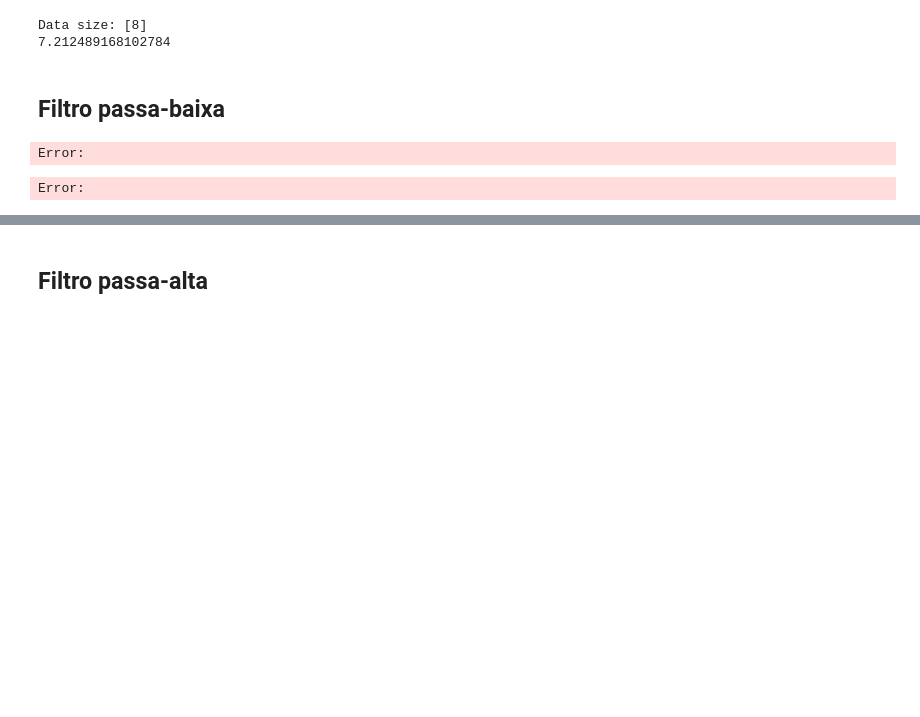
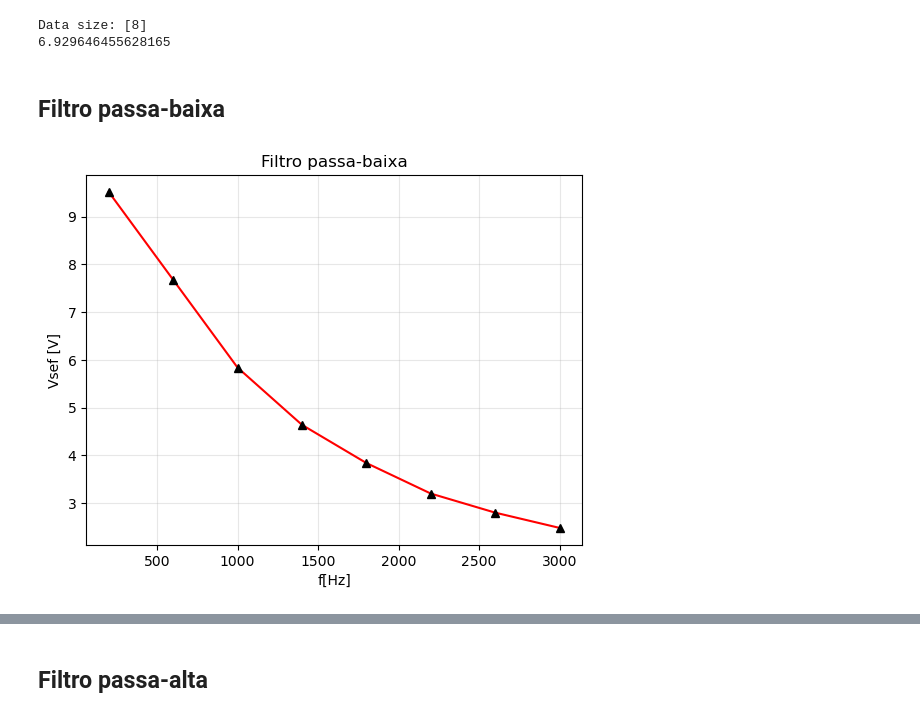
Before and after one commit to felipericobello/fisica4, a Jupyter notebook: exp3/exp3-fis4-rna.ipynb, the cells around one changed output, grey strips where cells are left out. Cells and saved outputs as stored; diff of their text form; code cells hidden in the pictures; blank space fills up the shorter version.

```diff
--- a/exp3/exp3-fis4-rna.ipynb
+++ b/exp3/exp3-fis4-rna.ipynb
@@ -110,6 +125,7 @@ class Data():
         self.f = np.array(f, dtype=float).squeeze()
         self.Vb = np.array(Vb, dtype=float).squeeze()
         self.Va = np.array(Va, dtype=float).squeeze()
+
         self.ft = torch.tensor(f, dtype=torch.float)
         self.Vbt = torch.tensor(Vb, dtype=torch.float)
         self.Vat = torch.tensor(Va, dtype=torch.float)
@@ -120,24 +136,25 @@ class Data():
 data = Data("unidade3-fis4-pandas.csv")
 print(f"Data size: [{data.__len__()}]")
 
-V_corte = (10.2)/np.sqrt(2)
+V_corte = (9.8)/np.sqrt(2)
 print(V_corte)
 # %% [output]
 Data size: [8]
-7.212489168102784
+6.929646455628165
 # %% [markdown]
 ## Filtro passa-baixa
 # %%
 plt.plot(data.f, data.Vb, 'r-')
 plt.plot(data.f, data.Vb, 'k^')
 plt.ylabel('Vsef [V]')
 plt.xlabel('f[Hz]')
 plt.title('Filtro passa-baixa')
+plt.grid(True, alpha=0.3)
+plt.savefig('grafico-passa-baixa.jpg', dpi=150)
 
 plt.show()
 # %% [output]
-Error:
-Error:
+[figure, added]
 # %%
 baixa_reg = LRegression(data.f, data.Vb, 'g-', 'Regressão linear - Passa-baixa', 'reg_passa-baixa.jpg', 'f [Hz]', 'Vb [V]')
 a, b, incA, incB, incY, f_corte = baixa_reg.get(V_corte)
```
Also changed, not shown: parts of 10 cells of this notebook, 9 other files.
